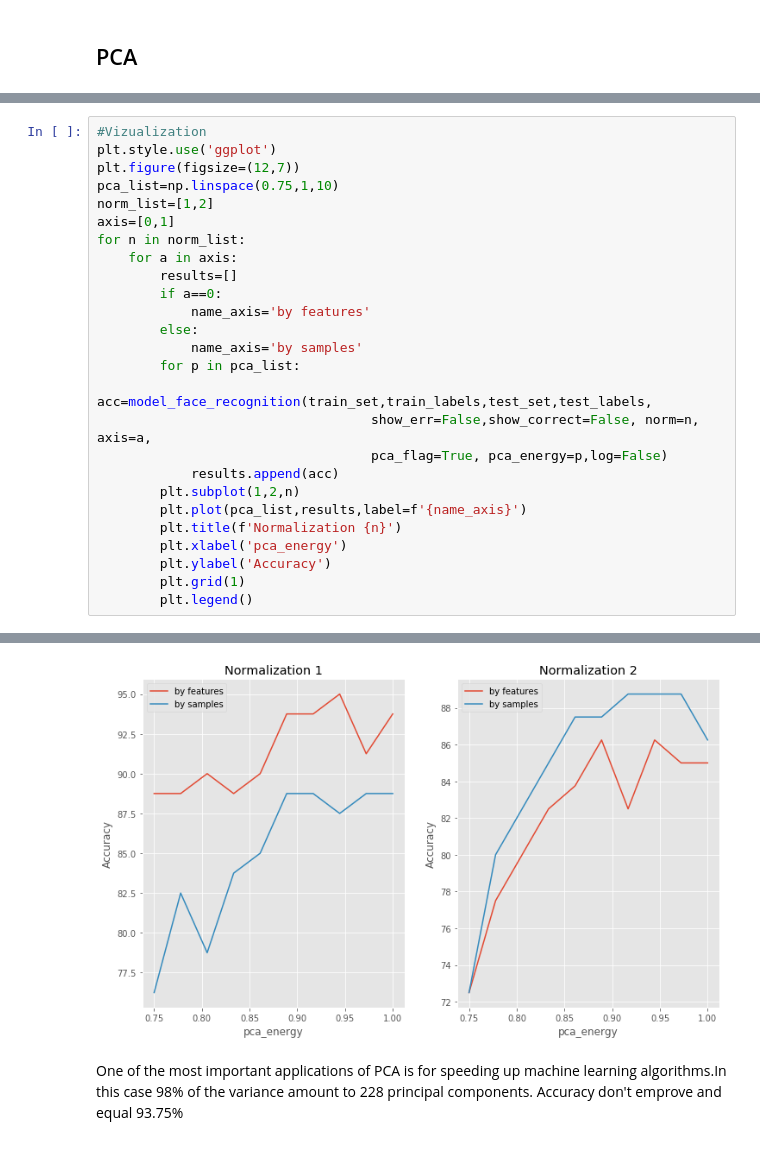
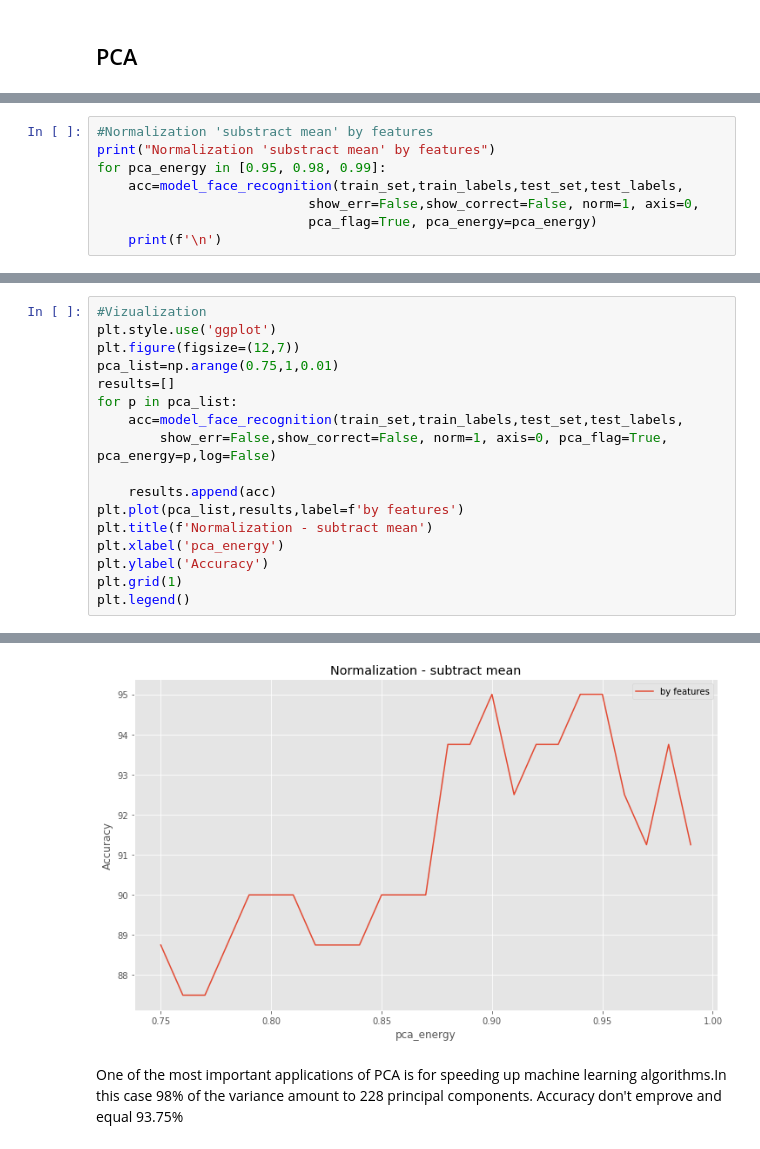
Before and after one commit to vasylcf/face_recognition, a Jupyter notebook: face_recognition_v5.ipynb, the cells around one changed output, grey strips where cells are left out. Cells and saved outputs as stored; diff of their text form.

Commit message:
correct some errors in normalization

```diff
--- a/face_recognition_v4.ipynb
+++ b/face_recognition_v5.ipynb
@@ -487,0 +459,8 @@ Accuracy for test dataset = 88.75
+# %%
+#Normalization 'substract mean' by features
+print("Normalization 'substract mean' by features")
+for pca_energy in [0.95, 0.98, 0.99]:
+    acc=model_face_recognition(train_set,train_labels,test_set,test_labels,
+                           show_err=False,show_correct=False, norm=1, axis=0,
+                           pca_flag=True, pca_energy=pca_energy)
+    print(f'\n')
@@ -503,26 +490,17 @@ Accuracy for test dataset = 88.75
 #Vizualization
 plt.style.use('ggplot')
 plt.figure(figsize=(12,7))
-pca_list=np.linspace(0.75,1,10)
-norm_list=[1,2]
-axis=[0,1]
-for n in norm_list:
-    for a in axis:
-        results=[]
-        if a==0:
-            name_axis='by features'
-        else:
-            name_axis='by samples'
-        for p in pca_list:
-            acc=model_face_recognition(train_set,train_labels,test_set,test_labels,
-                                   show_err=False,show_correct=False, norm=n, axis=a,
-                                   pca_flag=True, pca_energy=p,log=False)
-            results.append(acc)
-        plt.subplot(1,2,n)
-        plt.plot(pca_list,results,label=f'{name_axis}')
-        plt.title(f'Normalization {n}')
-        plt.xlabel('pca_energy')
-        plt.ylabel('Accuracy')
-        plt.grid(1)
-        plt.legend()
+pca_list=np.arange(0.75,1,0.01)
+results=[]
+for p in pca_list:
+    acc=model_face_recognition(train_set,train_labels,test_set,test_labels,
+        show_err=False,show_correct=False, norm=1, axis=0, pca_flag=True, pca_energy=p,log=False)
+
+    results.append(acc)
+plt.plot(pca_list,results,label=f'by features')
+plt.title(f'Normalization - subtract mean')
+plt.xlabel('pca_energy')
+plt.ylabel('Accuracy')
+plt.grid(1)
+plt.legend()
 # %% [output]
@@ -531,4 +508,4 @@ Adding an axes using the same arguments as a previous axes currently reuses the
-[figure, old version]
+[figure, new version]
 # %% [markdown]
 One of the most important applications of PCA is for speeding up machine learning algorithms.In this case 98% of the variance amount to 228 principal components.
 Accuracy don't emprove and equal 93.75%
```
Also changed, not shown: parts of 14 cells of this notebook.
